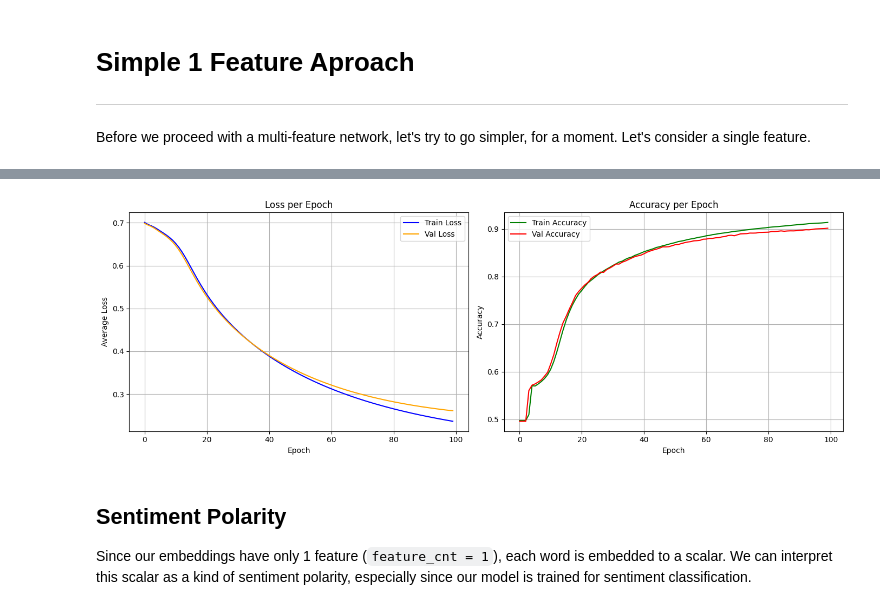
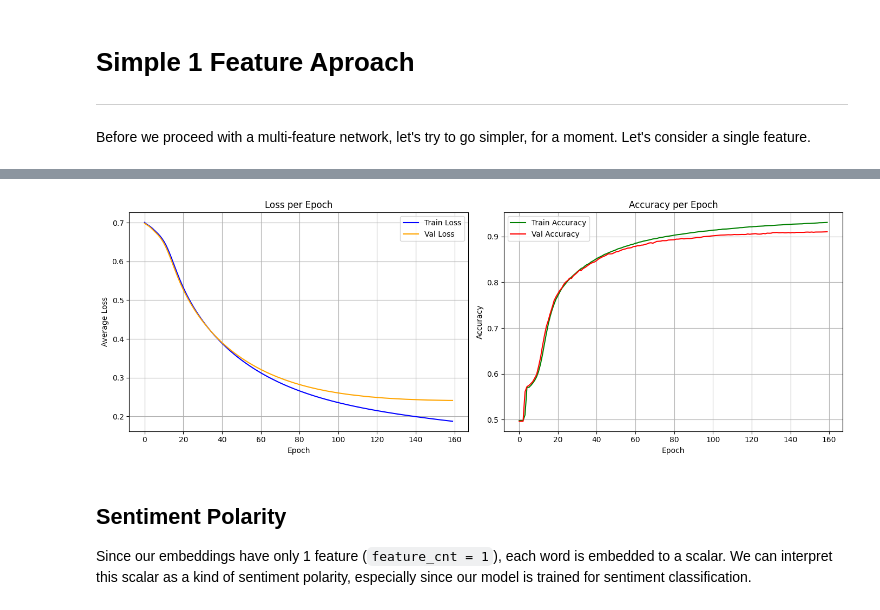
Before and after one commit to roguxivlo/Machine-Learning-2024, a Jupyter notebook: Lab12_nlp-introduction.ipynb, the cells around one changed output, grey strips where cells are left out. Cells and saved outputs as stored; diff of their text form; code cells hidden in the pictures.

```diff
--- a/Lab12_nlp-introduction.ipynb
+++ b/Lab12_nlp-introduction.ipynb
@@ -414,7 +414,7 @@ class Net_1(torch.nn.Module):
 net_1 = Net_1()
 
 # Execute training
-train_loss, val_loss, train_acc, val_acc = train_model(net_1, train_loader, val_loader, epochs = 100)
+train_loss, val_loss, train_acc, val_acc = train_model(net_1, train_loader, val_loader, epochs = 160)
 plot_training_curves(train_loss, val_loss, train_acc, val_acc)
 # %% [output]
 Working on cuda
@@ -432,4 +438,4 @@ Elapsed time: 148.90 seconds
-[figure, old version]
+[figure, new version]
 # %% [markdown]
 ## Sentiment Polarity
 
```
Also changed, not shown: parts of 13 cells of this notebook.
